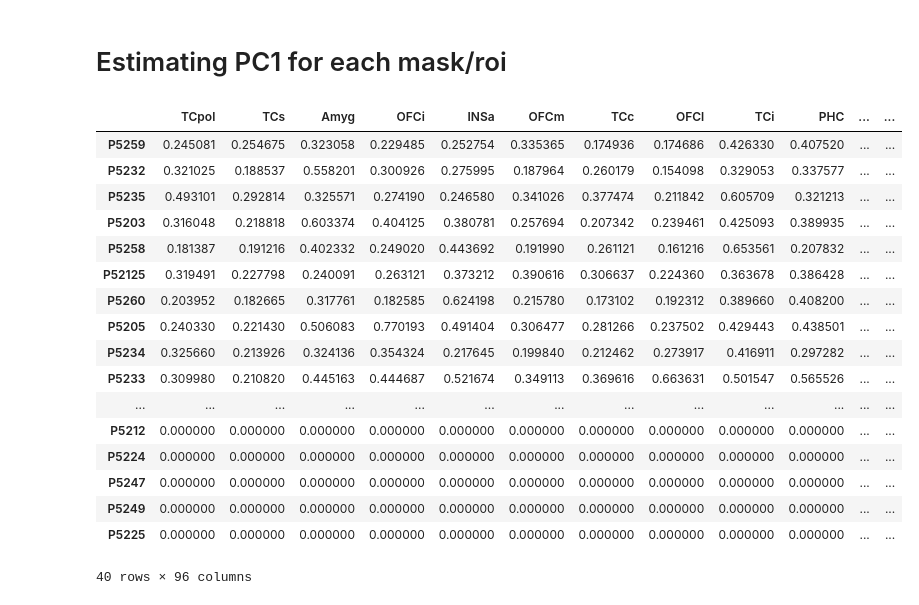
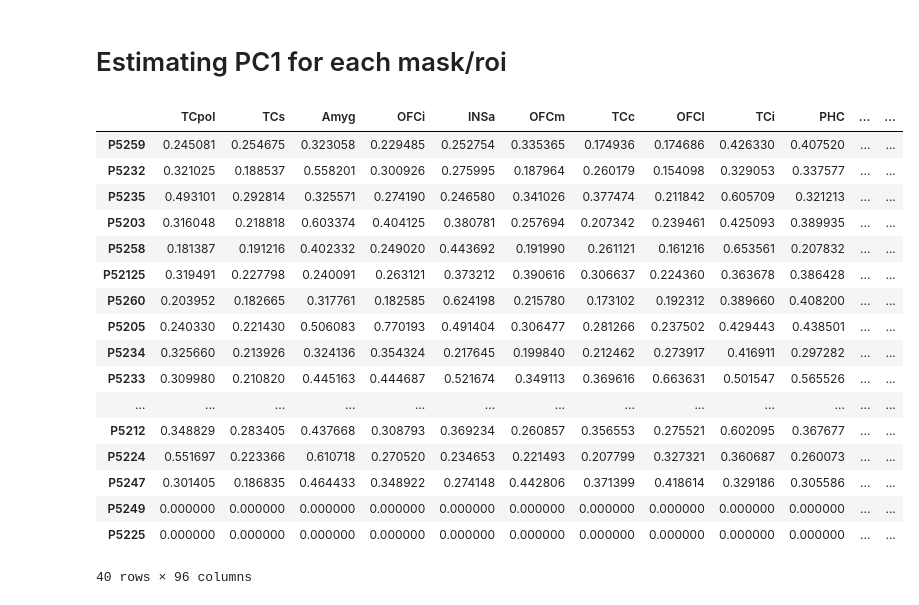
Before and after one commit to LuisA00/ResearchElective_Maastricht2023, a Jupyter notebook: Validating_RM_Fit.ipynb, the cells around one changed output. Saved outputs shown, nothing was run; the diff lists cells and outputs as text; code cells hidden in the pictures.

```diff
--- a/Validating_RM_Fit.ipynb
+++ b/Validating_RM_Fit.ipynb
@@ -220,7 +220,7 @@ Computing and plotting roi_95: BG-nac
 # %%
 # Create Dataframe to store each participants PC1 scores.
 
-COCGM_PC1_RM_scores_df = pd.DataFrame(columns=rm_labels)
+#COCGM_PC1_RM_scores_df = pd.DataFrame(columns=rm_labels)
 PLAGM_PC1_RM_scores_df = pd.DataFrame(columns=rm_labels)
 
 zeros_holder = np.zeros((1, 96))
@@ -233,7 +233,7 @@ for path in os.listdir("CANCOC_PP_1"):
     if os.path.isdir(os.path.join(dir_path, path)):
 
         current_p_df = pd.DataFrame(data=zeros_holder, columns=rm_labels, index=[path])
-        COCGM_PC1_RM_scores_df = COCGM_PC1_RM_scores_df.append(current_p_df, ignore_index=False)
+        #COCGM_PC1_RM_scores_df = COCGM_PC1_RM_scores_df.append(current_p_df, ignore_index=False)
         PLAGM_PC1_RM_scores_df = PLAGM_PC1_RM_scores_df.append(current_p_df, ignore_index=False)
 
 #COC_PC1_GLA_scores_df.head(40)
@@ -289,42 +335,86 @@ for current_roi in range(96):
 #sub13_COCGM_scores = ray.get(sub13_COC_PC1_scores)
 #sub14_COCGM_scores = ray.get(sub14_COC_PC1_scores)
 #sub15_COCGM_scores = ray.get(sub15_COC_PC1_scores)
-sub16_COCGM_scores = ray.get(sub16_COC_PC1_scores)
+#sub16_COCGM_scores = ray.get(sub16_COC_PC1_scores)
+#sub17_COCGM_scores = ray.get(sub17_COC_PC1_scores)
+#sub18_COCGM_scores = ray.get(sub18_COC_PC1_scores)
+#sub19_COCGM_scores = ray.get(sub19_COC_PC1_scores)
+#sub20_COCGM_scores = ray.get(sub20_COC_PC1_scores)
+#sub21_COCGM_scores = ray.get(sub21_COC_PC1_scores)
+#sub22_COCGM_scores = ray.get(sub22_COC_PC1_scores)
+#sub23_COCGM_scores = ray.get(sub23_COC_PC1_scores)
+#sub24_COCGM_scores = ray.get(sub24_COC_PC1_scores)
+#sub25_COCGM_scores = ray.get(sub25_COC_PC1_scores)
+#sub26_COCGM_scores = ray.get(sub26_COC_PC1_scores)
+#sub27_COCGM_scores = ray.get(sub27_COC_PC1_scores)
+#sub28_COCGM_scores = ray.get(sub28_COC_PC1_scores)
+#sub29_COCGM_scores = ray.get(sub29_COC_PC1_scores)
+#sub30_COCGM_scores = ray.get(sub30_COC_PC1_scores)
+#sub31_COCGM_scores = ray.get(sub31_COC_PC1_scores)
+#sub32_COCGM_scores = ray.get(sub32_COC_PC1_scores)
+#sub33_COCGM_scores = ray.get(sub33_COC_PC1_scores)
+#sub34_COCGM_scores = ray.get(sub34_COC_PC1_scores)
+#sub35_COCGM_scores = ray.get(sub35_COC_PC1_scores)
+#sub36_COCGM_scores = ray.get(sub36_COC_PC1_scores)
+#sub37_COCGM_scores = ray.get(sub37_COC_PC1_scores)
+sub38_COCGM_scores = ray.get(sub38_COC_PC1_scores)
 
 #COCGM_PC1_RM_scores_df.iloc[0] = sub1_COCGM_scores[:]
 #COCGM_PC1_RM_scores_df.iloc[1] = sub2_COCGM_scores[:]
 #COCGM_PC1_RM_scores_df.iloc[2] = sub3_COCGM_scores[:]
 #COCGM_PC1_RM_scores_df.iloc[3] = sub4_COCGM_scores[:]
 #COCGM_PC1_RM_scores_df.iloc[4] = sub5_COCGM_scores[:]
 #COCGM_PC1_RM_scores_df.iloc[5] = sub6_COCGM_scores[:]
 #COCGM_PC1_RM_scores_df.iloc[6] = sub7_COCGM_scores[:]
 #COCGM_PC1_RM_scores_df.iloc[7] = sub8_COCGM_scores[:]
 #COCGM_PC1_RM_scores_df.iloc[8] = sub9_COCGM_scores[:]
 #COCGM_PC1_RM_scores_df.iloc[9] = sub10_COCGM_scores[:]
 #COCGM_PC1_RM_scores_df.iloc[10] = sub11_COCGM_scores[:]
 #COCGM_PC1_RM_scores_df.iloc[11] = sub12_COCGM_scores[:]
 #COCGM_PC1_RM_scores_df.iloc[12] = sub13_COCGM_scores[:]
 #COCGM_PC1_RM_scores_df.iloc[13] = sub14_COCGM_scores[:]
 #COCGM_PC1_RM_scores_df.iloc[14] = sub15_COCGM_scores[:]
-COCGM_PC1_RM_scores_df.iloc[15] = sub16_COCGM_scores[:]
+#COCGM_PC1_RM_scores_df.iloc[15] = sub16_COCGM_scores[:]
+#COCGM_PC1_RM_scores_df.iloc[16] = sub17_COCGM_scores[:]
+#COCGM_PC1_RM_scores_df.iloc[17] = sub18_COCGM_scores[:]
+#COCGM_PC1_RM_scores_df.iloc[18] = sub19_COCGM_scores[:]
+#COCGM_PC1_RM_scores_df.iloc[19] = sub20_COCGM_scores[:]
+#COCGM_PC1_RM_scores_df.iloc[20] = sub21_COCGM_scores[:]
+#COCGM_PC1_RM_scores_df.iloc[21] = sub22_COCGM_scores[:]
+#COCGM_PC1_RM_scores_df.iloc[22] = sub23_COCGM_scores[:]
+#COCGM_PC1_RM_scores_df.iloc[23] = sub24_COCGM_scores[:]
+#COCGM_PC1_RM_scores_df.iloc[24] = sub25_COCGM_scores[:]
+#COCGM_PC1_RM_scores_df.iloc[25] = sub26_COCGM_scores[:]
+#COCGM_PC1_RM_scores_df.iloc[26] = sub27_COCGM_scores[:]
+#COCGM_PC1_RM_scores_df.iloc[27] = sub28_COCGM_scores[:]
+#COCGM_PC1_RM_scores_df.iloc[28] = sub29_COCGM_scores[:]
+#COCGM_PC1_RM_scores_df.iloc[29] = sub30_COCGM_scores[:]
+#COCGM_PC1_RM_scores_df.iloc[30] = sub31_COCGM_scores[:]
+#COCGM_PC1_RM_scores_df.iloc[31] = sub32_COCGM_scores[:]
+#COCGM_PC1_RM_scores_df.iloc[32] = sub33_COCGM_scores[:]
+#COCGM_PC1_RM_scores_df.iloc[33] = sub34_COCGM_scores[:]
+#COCGM_PC1_RM_scores_df.iloc[34] = sub35_COCGM_scores[:]
+#COCGM_PC1_RM_scores_df.iloc[35] = sub36_COCGM_scores[:]
+#COCGM_PC1_RM_scores_df.iloc[36] = sub37_COCGM_scores[:]
+COCGM_PC1_RM_scores_df.iloc[37] = sub38_COCGM_scores[:]
 
 COCGM_PC1_RM_scores_df.head(40)
 # %% [output]
 |  | TCpol | TCs | Amyg | OFCi | INSa | OFCm | TCc | OFCl | TCi | PHC | ... | ... |
 | P5259 | 0.245081 | 0.254675 | 0.323058 | 0.229485 | 0.252754 | 0.335365 | 0.174936 | 0.174686 | 0.426330 | 0.407520 | ... | ... |
 | P5232 | 0.321025 | 0.188537 | 0.558201 | 0.300926 | 0.275995 | 0.187964 | 0.260179 | 0.154098 | 0.329053 | 0.337577 | ... | ... |
 | P5235 | 0.493101 | 0.292814 | 0.325571 | 0.274190 | 0.246580 | 0.341026 | 0.377474 | 0.211842 | 0.605709 | 0.321213 | ... | ... |
 | P5203 | 0.316048 | 0.218818 | 0.603374 | 0.404125 | 0.380781 | 0.257694 | 0.207342 | 0.239461 | 0.425093 | 0.389935 | ... | ... |
 | P5258 | 0.181387 | 0.191216 | 0.402332 | 0.249020 | 0.443692 | 0.191990 | 0.261121 | 0.161216 | 0.653561 | 0.207832 | ... | ... |
 | P52125 | 0.319491 | 0.227798 | 0.240091 | 0.263121 | 0.373212 | 0.390616 | 0.306637 | 0.224360 | 0.363678 | 0.386428 | ... | ... |
 | P5260 | 0.203952 | 0.182665 | 0.317761 | 0.182585 | 0.624198 | 0.215780 | 0.173102 | 0.192312 | 0.389660 | 0.408200 | ... | ... |
 | P5205 | 0.240330 | 0.221430 | 0.506083 | 0.770193 | 0.491404 | 0.306477 | 0.281266 | 0.237502 | 0.429443 | 0.438501 | ... | ... |
 | P5234 | 0.325660 | 0.213926 | 0.324136 | 0.354324 | 0.217645 | 0.199840 | 0.212462 | 0.273917 | 0.416911 | 0.297282 | ... | ... |
 | P5233 | 0.309980 | 0.210820 | 0.445163 | 0.444687 | 0.521674 | 0.349113 | 0.369616 | 0.663631 | 0.501547 | 0.565526 | ... | ... |
 | ... | ... | ... | ... | ... | ... | ... | ... | ... | ... | ... | ... | ... |
-| P5212 | 0.000000 | 0.000000 | 0.000000 | 0.000000 | 0.000000 | 0.000000 | 0.000000 | 0.000000 | 0.000000 | 0.000000 | ... | ... |
-| P5224 | 0.000000 | 0.000000 | 0.000000 | 0.000000 | 0.000000 | 0.000000 | 0.000000 | 0.000000 | 0.000000 | 0.000000 | ... | ... |
-| P5247 | 0.000000 | 0.000000 | 0.000000 | 0.000000 | 0.000000 | 0.000000 | 0.000000 | 0.000000 | 0.000000 | 0.000000 | ... | ... |
+| P5212 | 0.348829 | 0.283405 | 0.437668 | 0.308793 | 0.369234 | 0.260857 | 0.356553 | 0.275521 | 0.602095 | 0.367677 | ... | ... |
+| P5224 | 0.551697 | 0.223366 | 0.610718 | 0.270520 | 0.234653 | 0.221493 | 0.207799 | 0.327321 | 0.360687 | 0.260073 | ... | ... |
+| P5247 | 0.301405 | 0.186835 | 0.464433 | 0.348922 | 0.274148 | 0.442806 | 0.371399 | 0.418614 | 0.329186 | 0.305586 | ... | ... |
 | P5249 | 0.000000 | 0.000000 | 0.000000 | 0.000000 | 0.000000 | 0.000000 | 0.000000 | 0.000000 | 0.000000 | 0.000000 | ... | ... |
 | P5225 | 0.000000 | 0.000000 | 0.000000 | 0.000000 | 0.000000 | 0.000000 | 0.000000 | 0.000000 | 0.000000 | 0.000000 | ... | ... |
 40 rows × 96 columns
```
Also changed, not shown: parts of 7 cells of this notebook, 5 other files.
